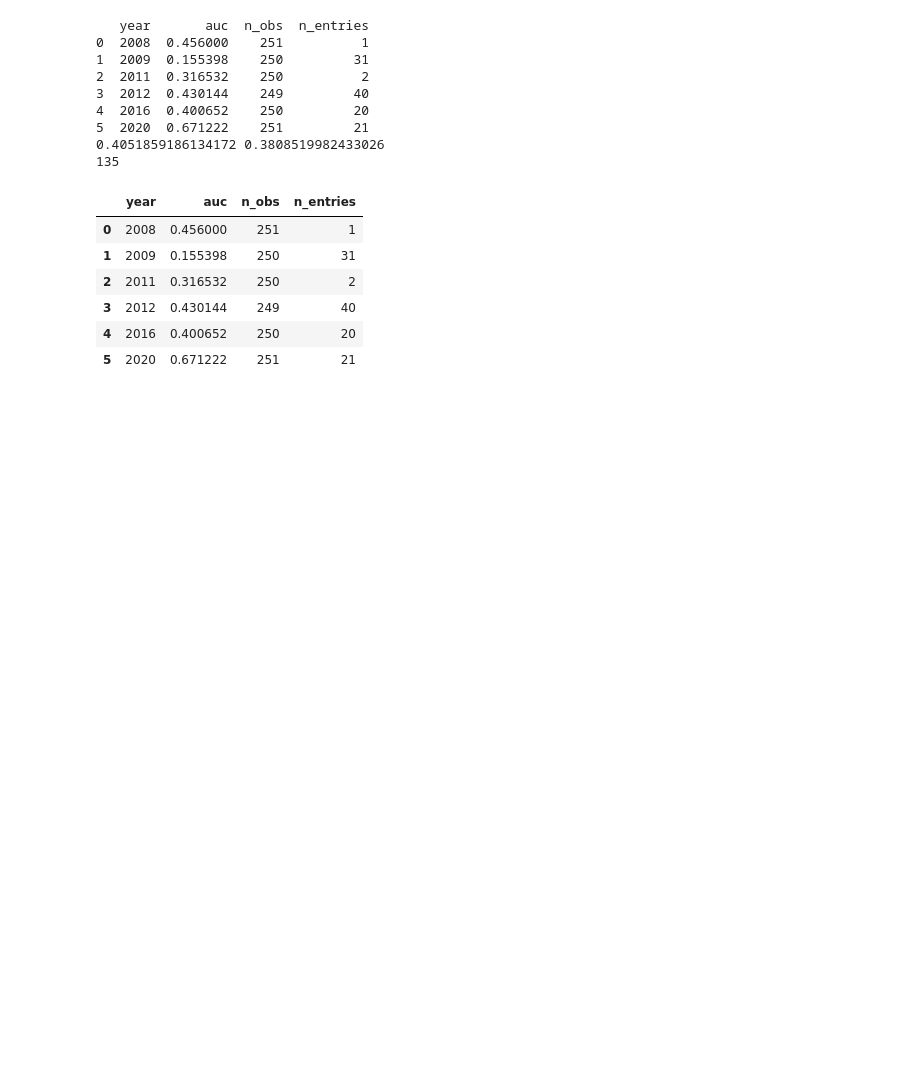
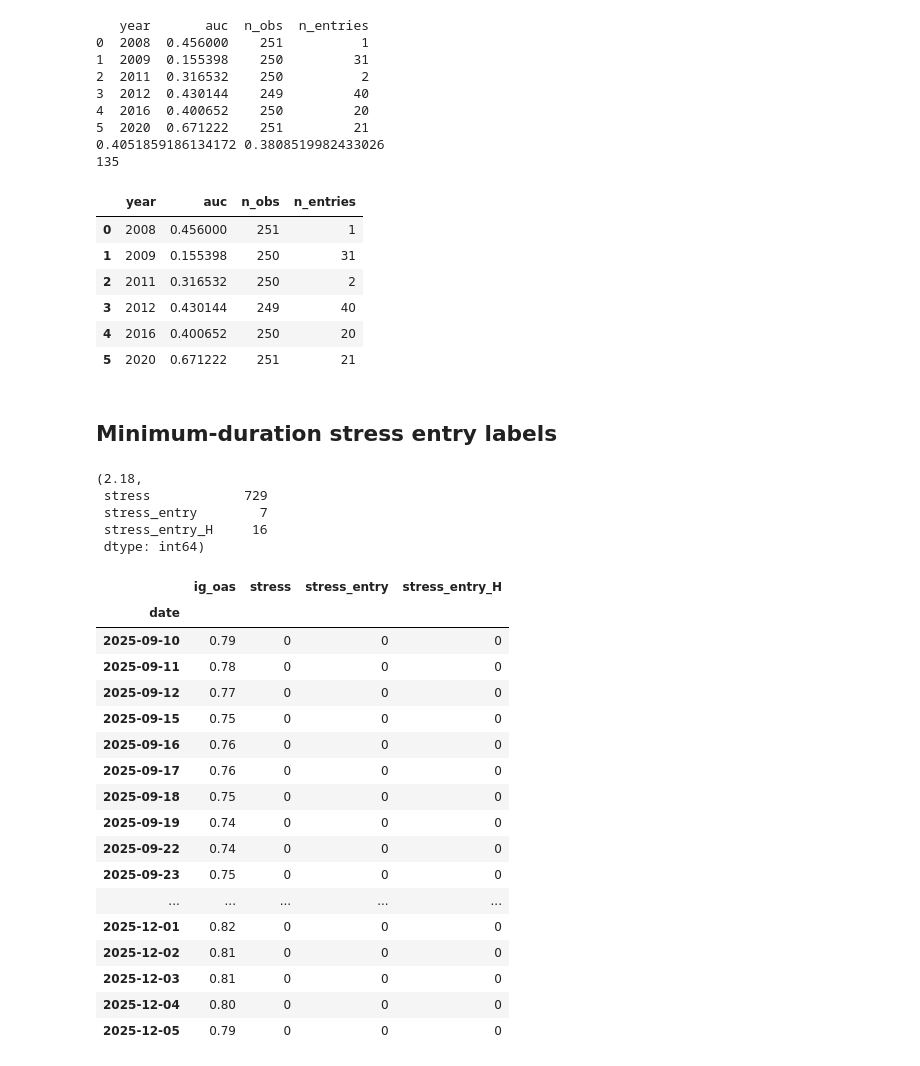
Before and after one commit to WickedoneC/credit_spread_regime, a Jupyter notebook: notebooks/01_eda_spread_regimes.ipynb, the cells around one changed output. Drawn from its saved outputs; the diff is of its cells as text; code cells hidden in the pictures; blank space fills up the shorter version.

Commit message:
Add minimum-duration stress episode entry labels

```diff
--- a/notebooks/01_eda_spread_regimes.ipynb
+++ b/notebooks/01_eda_spread_regimes.ipynb
@@ -679,3 +681,46 @@ res_df
 | 3 | 2012 | 0.430144 | 249 | 40 |
 | 4 | 2016 | 0.400652 | 250 | 20 |
 | 5 | 2020 | 0.671222 | 251 | 21 |
+# %% [markdown]
+## Minimum-duration stress entry labels
+# %%
+from src.features import compute_stress_flag, stress_episode_entry, entry_within_horizon
+
+df = df.copy().dropna(subset=["ig_oas", "dgs10", "t10y2y"]).sort_index()
+
+stress_q = 0.90
+D = 10   # minimum duration (days)
+H = 21   # prediction horizon (days)
+
+df["stress"], stress_threshold = compute_stress_flag(df, oas_col="ig_oas", stress_q=stress_q)
+df["stress_entry"] = stress_episode_entry(df["stress"], min_duration=D)
+df["stress_entry_H"] = entry_within_horizon(df["stress_entry"], df["stress"], horizon=H)
+
+stress_threshold, df[["stress", "stress_entry", "stress_entry_H"]].sum()
+# %% [output]
+(2.18,
+ stress            729
+ stress_entry        7
+ stress_entry_H     16
+ dtype: int64)
+# %%
+df[["ig_oas", "stress", "stress_entry", "stress_entry_H"]].tail(60)
+# %% [output]
+|  | ig_oas | stress | stress_entry | stress_entry_H |
+| date |  |  |  |  |
+| 2025-09-10 | 0.79 | 0 | 0 | 0 |
+| 2025-09-11 | 0.78 | 0 | 0 | 0 |
+| 2025-09-12 | 0.77 | 0 | 0 | 0 |
+| 2025-09-15 | 0.75 | 0 | 0 | 0 |
+| 2025-09-16 | 0.76 | 0 | 0 | 0 |
+| 2025-09-17 | 0.76 | 0 | 0 | 0 |
+| 2025-09-18 | 0.75 | 0 | 0 | 0 |
+| 2025-09-19 | 0.74 | 0 | 0 | 0 |
+| 2025-09-22 | 0.74 | 0 | 0 | 0 |
+| 2025-09-23 | 0.75 | 0 | 0 | 0 |
+| ... | ... | ... | ... | ... |
+| 2025-12-01 | 0.82 | 0 | 0 | 0 |
+| 2025-12-02 | 0.81 | 0 | 0 | 0 |
+| 2025-12-03 | 0.81 | 0 | 0 | 0 |
+| 2025-12-04 | 0.80 | 0 | 0 | 0 |
+| 2025-12-05 | 0.79 | 0 | 0 | 0 |
```
Also changed, not shown: parts of 6 cells of this notebook, 1 other file.
